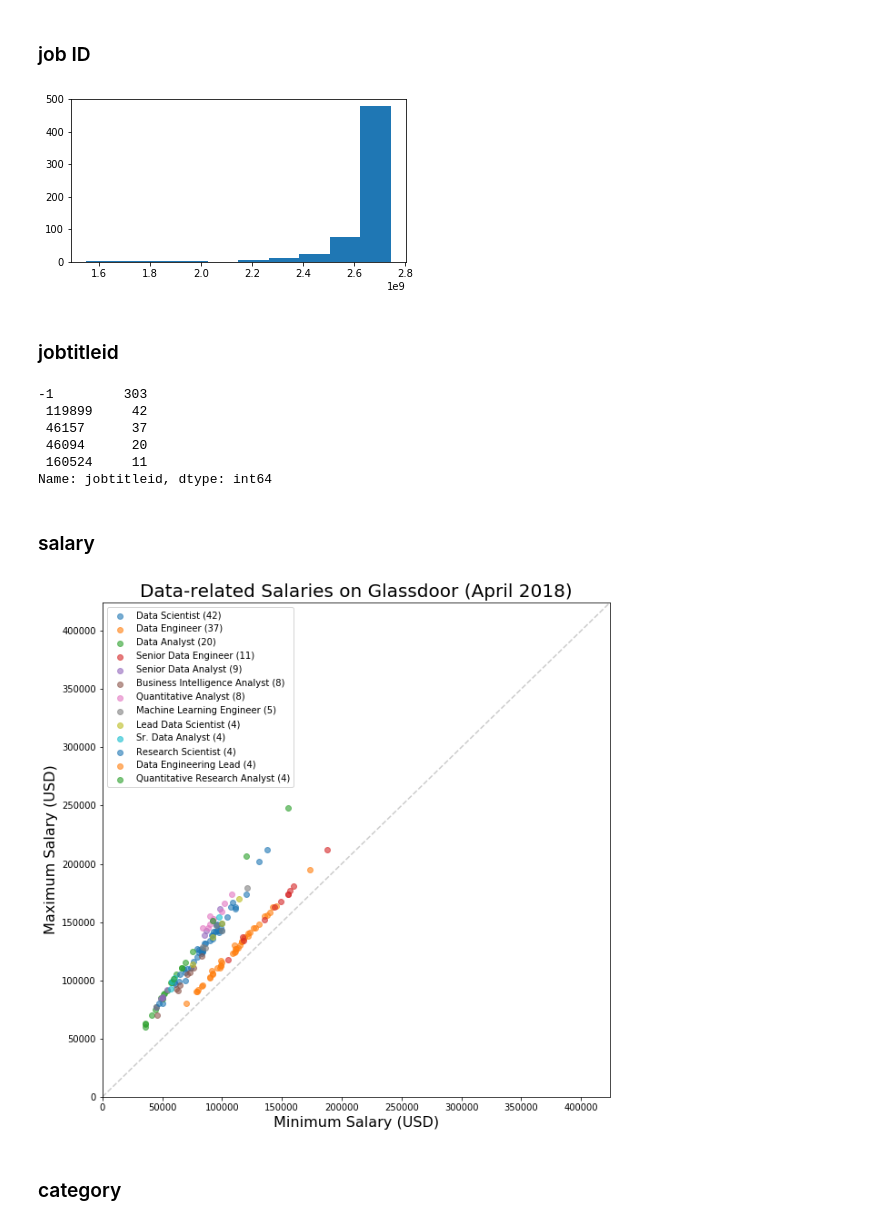
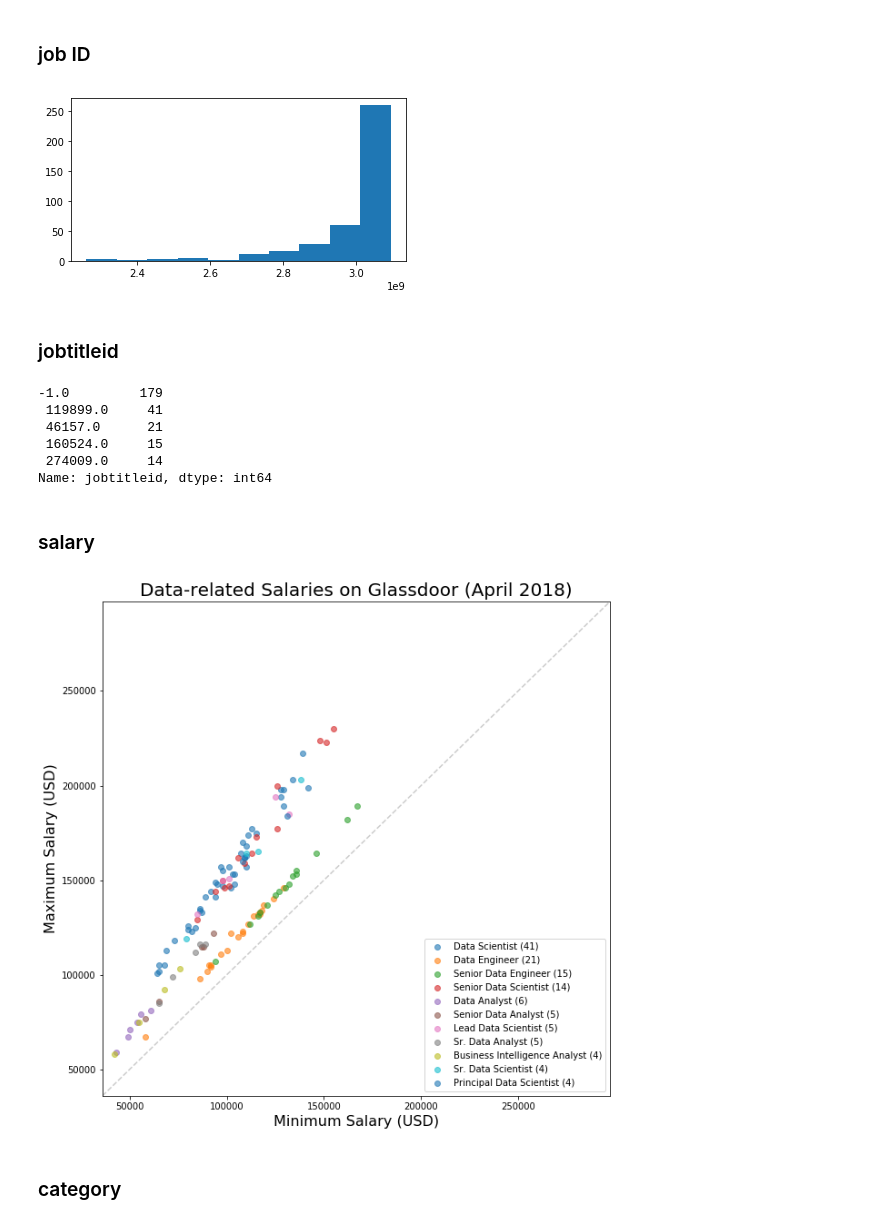
Before and after one commit to forzavitale/GlassdoorDS, a Jupyter notebook: 02_cleaning.ipynb, the cells around one changed output. Cells and saved outputs as stored; diff of their text form; code cells hidden in the pictures.

```diff
--- a/02_cleaning.ipynb
+++ b/02_cleaning.ipynb
@@ -6,7 +6,7 @@ import ast
 
 %matplotlib inline
 # %%
-df = pd.read_csv('assets/glassdoor_22april2018.csv')
+df = pd.read_csv('assets/glassdoor_current.csv')
 print(len(df))
 df.head(2)
 # %% [output]
@@ -17,3 +31,5 @@ df.head(2)
+# %%
+df = df[pd.notnull(df['title'])]
 # %%
 ## https://wiki.python.org/moin/EscapingHtml
 
@@ -63,6 +88,6 @@ M Science                 1
 Name: orgname, dtype: int64
 # %%
-df.loc[df['industry'].isnull(), 'industry'] = [' '.join([x, '(industry not given)']) for x in df.loc[df['industry'].isnull(), 'orgname']]
+df.loc[df['industry'].isnull(), 'industry'] = [' '.join([str(x), '(industry not given)']) for x in df.loc[df['industry'].isnull(), 'orgname']]
 # %%
 df['industry'] = [unescape(x) for x in df['industry']]
 df['industry'].value_counts()
@@ -86,6 +111,8 @@ Enterprise Engineering (industry not given)      1
 Name: industry, dtype: int64
 # %% [markdown]
 ### organization name & employer ID
+# %%
+df.loc[df['orgname'].isnull(), 'orgname'] = [' '.join([str(x), '(orgname not given)']) for x in df.loc[df['orgname'].isnull(), 'orgname']]
 # %%
 df['orgname'] = [unescape(x) for x in df['orgname']]
 # %%
@@ -168,17 +207,17 @@ df['jobid'].hist()
 plt.grid(False)
 plt.show();
 # %% [output]
-[figure, old version]
+[figure, new version]
 # %% [markdown]
 ### jobtitleid
 # %%
 df['jobtitleid'].value_counts().head()
 # %% [output]
--1         303
- 119899     42
- 46157      37
- 46094      20
- 160524     11
+-1.0         179
+ 119899.0     41
+ 46157.0      21
+ 160524.0     15
+ 274009.0     14
 Name: jobtitleid, dtype: int64
 # %%
 jobtitleid_dict = {}
@@ -196,22 +235,22 @@ df['title'] = [jobtitleid_dict[df.loc[i, 'jobtitleid']] if df.loc[i, 'jobtitleid
 # %%
 plt.figure(figsize = (10, 10))
 
 for jobtitleid in list(df['jobtitleid'].value_counts().index):
     lil_df = df.loc[df['jobtitleid'] == jobtitleid, ['minsal', 'maxsal']]
     if jobtitleid == -1:
         pass
     elif len(lil_df) > 3:
         plt.scatter(lil_df['minsal'], lil_df['maxsal'], label = ' '.join([jobtitleid_dict[jobtitleid], '({})'.format(len(lil_df))]), alpha = 0.6)
 plt.title('Data-related Salaries on Glassdoor (April 2018)', fontsize = 20)
 plt.xlabel('Minimum Salary (USD)', fontsize = 16)
 plt.ylabel('Maximum Salary (USD)', fontsize = 16)
 plt.xlim([0.95*df['minsal'].min(), 1.05*df['maxsal'].max()])
 plt.ylim([0.95*df['minsal'].min(), 1.05*df['maxsal'].max()])
 plt.plot([0.95*df['minsal'].min(), 1.05*df['maxsal'].max()], [0.95*df['minsal'].min(), 1.05*df['maxsal'].max()], ls = '--', color = 'gray', alpha = 0.4)
-plt.legend(loc = 'best', fontsize = 10)
+plt.legend(loc = 'lower right', fontsize = 10)
 plt.show();
 # %% [output]
-[figure, old version]
+[figure, new version]
 # %% [markdown]
 ### category
 # %%
```
Also changed, not shown: parts of 12 cells of this notebook, 9 other files.
